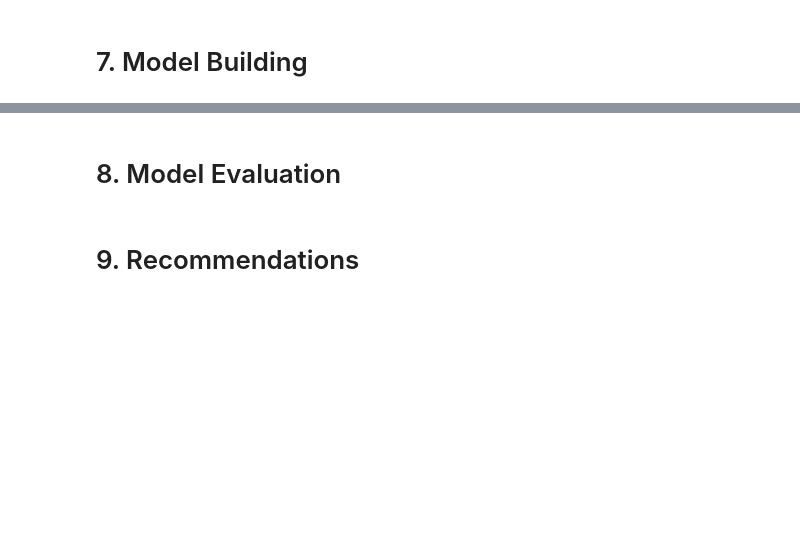
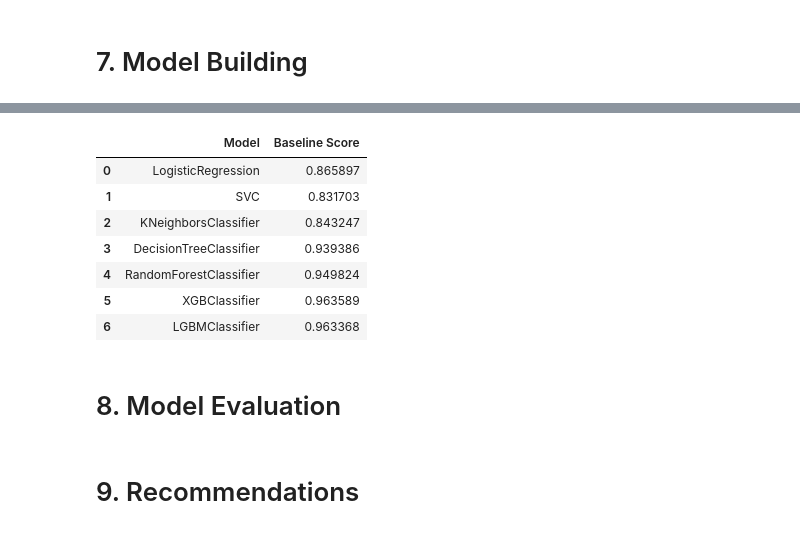
Before and after one commit to terence-yeung/customer-churn, a Jupyter notebook: customer-churn.ipynb, the cells around one changed output, grey strips where cells are left out. Cells and saved outputs as stored; diff of their text form; code cells hidden in the pictures; blank space fills up the shorter version.

Commit message:
Added baseline models

```diff
--- a/customer-churn.ipynb
+++ b/customer-churn.ipynb
@@ -400,3 +411,9 @@ plt.show()
 In general, an absolute correlation coefficient of >0.7 between two or more features indicates the presence of multicollinearity which would affect the ability to interpret feature importance. The heat map shows that numerical features are mostly not strongly correlated.
 # %% [markdown]
 # 6. Feature Engineering
+# %%
+# Splitting into training and test set
+X = df.drop(columns='Churn')
+y = df['Churn'].values
+
+X_train, X_test, y_train, y_test = train_test_split(X, y, test_size=0.2, random_state=42, stratify=y) # 80% train 20% test split
@@ -402,0 +434,11 @@ In general, an absolute correlation coefficient of >0.7 between two or more feat
+# %%
+scaler = MinMaxScaler()
+encoder = OneHotEncoder()
+
+ct = make_column_transformer(
+    (scaler, numerical),     # Normalising numerical
+    (encoder, categorical),  # Encoding categorical
+    remainder="passthrough") # Leaving the remaining
+
+X_train = ct.fit_transform(X_train) # Fit to training set only and transform
+X_test = ct.transform(X_test)       # Transform test set
@@ -404,0 +467,25 @@ In general, an absolute correlation coefficient of >0.7 between two or more feat
+# %%
+# List of models
+classifiers = [
+    LogisticRegression(),
+    SVC(),
+    KNeighborsClassifier(),
+    DecisionTreeClassifier(),
+    RandomForestClassifier(),
+    XGBClassifier(),
+    LGBMClassifier()
+]
+
+# 5 fold cross validation
+cv = KFold(5, shuffle=True, random_state=42)
+
+# List of cross validation scores
+baseline_scores = [cross_val_score(classifier, X_train, y_train, cv=cv).mean() for classifier in classifiers]
+
+# List of model names
+names = [classifier.__class__.__name__ for classifier in classifiers]
+
+# Table of results
+results = pd.DataFrame({'Model': names, 'Baseline Score': baseline_scores})
+results.style.highlight_max(subset='Baseline Score', color='lightgreen')
+# %% [output]
@@ -405,3 +497,11 @@ In general, an absolute correlation coefficient of >0.7 between two or more feat
+|  | Model | Baseline Score |
+| 0 | LogisticRegression | 0.865897 |
+| 1 | SVC | 0.831703 |
+| 2 | KNeighborsClassifier | 0.843247 |
+| 3 | DecisionTreeClassifier | 0.939386 |
+| 4 | RandomForestClassifier | 0.949824 |
+| 5 | XGBClassifier | 0.963589 |
+| 6 | LGBMClassifier | 0.963368 |
 # %% [markdown]
 # 8. Model Evaluation
 # %% [markdown]
```
Also changed, not shown: parts of 8 cells of this notebook.
